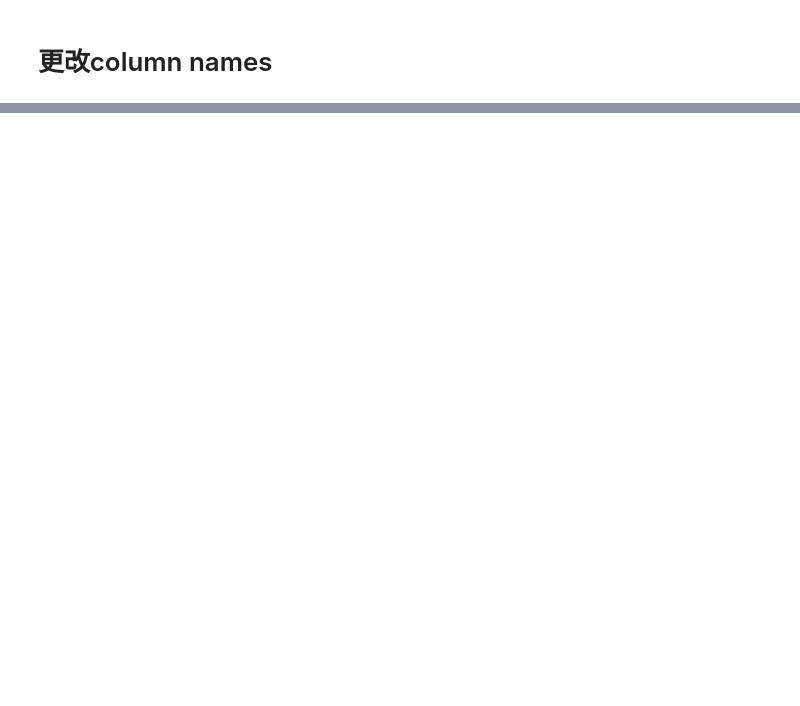
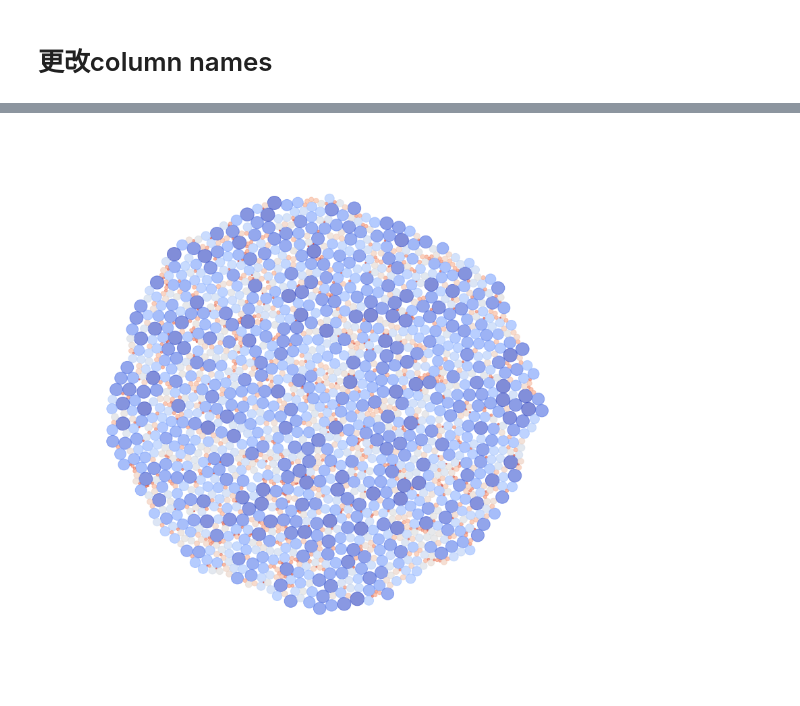
Before and after one commit to Limjohns/data_visualization, a Jupyter notebook: data/add_coordinates.ipynb, the cells around one changed output, grey strips where cells are left out. Saved outputs shown, nothing was run; the diff lists cells and outputs as text; code cells hidden in the pictures; blank space fills up the shorter version.

```diff
--- a/data/add_coordinates.ipynb
+++ b/data/add_coordinates.ipynb
@@ -80,0 +133,3 @@ data_crop.to_csv('data.csv')
+# %%
+radius = list(np.linspace(start=2, stop=25, num=2000))
+random.shuffle(radius)
@@ -80,0 +149,26 @@ data_crop.to_csv('data.csv')
+# %%
+import packcircles as pc
+import matplotlib.pyplot as plt
+from matplotlib.cm import get_cmap
+# radii = [28,12,51,26,10,16,24,25,59,11,29,40,16,11,10,26,39,16,48,36,28]
+radii = radius
+# radii = [1, 2, 3]
+fig, ax = plt.subplots()
+cmap = get_cmap('coolwarm_r')
+circles = pc.pack(radii)
+for (x,y,radius) in circles:
+#     print('x: {0}, y: {1}'.format(x, y))
+    patch = plt.Circle(
+        (x,y),
+        radius,
+        color=cmap(radius/max(radii)),
+        alpha=0.65
+    )
+    ax.add_patch(patch)
+fig.set_figheight(15)
+fig.set_figwidth(15)
+ax.set(xlim=(-1000, 1000), ylim=(-1000, 1000))
+plt.axis('off')
+plt.show();
+# %% [output]
+[figure, added]
```
Also changed, not shown: parts of 20 cells of this notebook, 2 other files.
